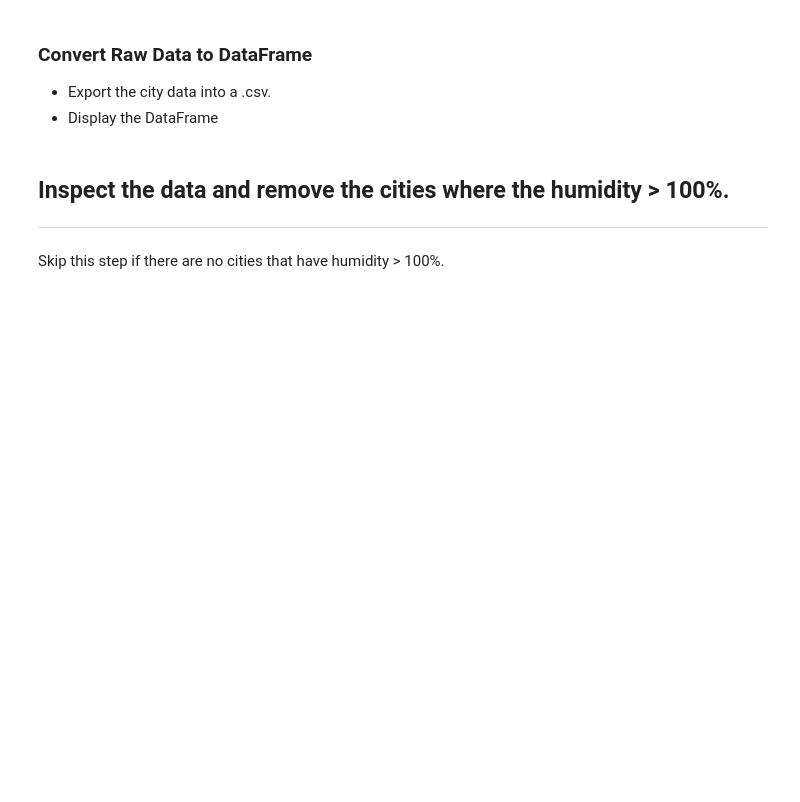
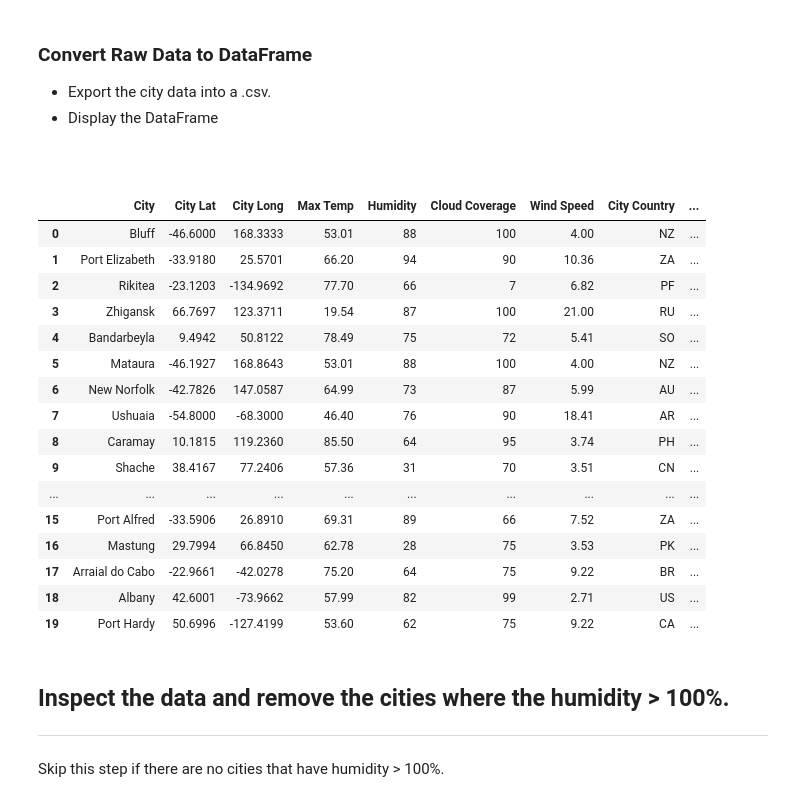
Before and after one commit to Travbz/python-api-challenge, a Jupyter notebook: WeatherPy.ipynb, the cells around one changed output. Cells and saved outputs as stored; diff of their text form; code cells hidden in the pictures; blank space fills up the shorter version.

```diff
--- a/WeatherPy.ipynb
+++ b/WeatherPy.ipynb
@@ -139,21 +139,42 @@ Processing Record 31 of Set 13 | chandbali
 ### Convert Raw Data to DataFrame
 * Export the city data into a .csv.
 * Display the DataFrame
+# %% [markdown]
+##
 # %%
 #assemble data in dataframe
 weather_df = pd.DataFrame({"City":city_name,
                           "City Lat": lat,
                           "City Long": lng,
                           "Max Temp": temp_max,
                           "Humidity": humidity,
                           "Cloud Coverage": clouds,
                           "Wind Speed": wind,
                           "City Country": country,
                           "City Datetime":
                            date})
 
 
 weather_df.to_csv(path_or_buf = output_data_file)
+weather_df.head(20)
+# %% [output]
+|  | City | City Lat | City Long | Max Temp | Humidity | Cloud Coverage | Wind Speed | City Country | ... |
+| 0 | Bluff | -46.6000 | 168.3333 | 53.01 | 88 | 100 | 4.00 | NZ | ... |
+| 1 | Port Elizabeth | -33.9180 | 25.5701 | 66.20 | 94 | 90 | 10.36 | ZA | ... |
+| 2 | Rikitea | -23.1203 | -134.9692 | 77.70 | 66 | 7 | 6.82 | PF | ... |
+| 3 | Zhigansk | 66.7697 | 123.3711 | 19.54 | 87 | 100 | 21.00 | RU | ... |
+| 4 | Bandarbeyla | 9.4942 | 50.8122 | 78.49 | 75 | 72 | 5.41 | SO | ... |
+| 5 | Mataura | -46.1927 | 168.8643 | 53.01 | 88 | 100 | 4.00 | NZ | ... |
+| 6 | New Norfolk | -42.7826 | 147.0587 | 64.99 | 73 | 87 | 5.99 | AU | ... |
+| 7 | Ushuaia | -54.8000 | -68.3000 | 46.40 | 76 | 90 | 18.41 | AR | ... |
+| 8 | Caramay | 10.1815 | 119.2360 | 85.50 | 64 | 95 | 3.74 | PH | ... |
+| 9 | Shache | 38.4167 | 77.2406 | 57.36 | 31 | 70 | 3.51 | CN | ... |
+| ... | ... | ... | ... | ... | ... | ... | ... | ... | ... |
+| 15 | Port Alfred | -33.5906 | 26.8910 | 69.31 | 89 | 66 | 7.52 | ZA | ... |
+| 16 | Mastung | 29.7994 | 66.8450 | 62.78 | 28 | 75 | 3.53 | PK | ... |
+| 17 | Arraial do Cabo | -22.9661 | -42.0278 | 75.20 | 64 | 75 | 9.22 | BR | ... |
+| 18 | Albany | 42.6001 | -73.9662 | 57.99 | 82 | 99 | 2.71 | US | ... |
+| 19 | Port Hardy | 50.6996 | -127.4199 | 53.60 | 62 | 75 | 9.22 | CA | ... |
 # %% [markdown]
 ## Inspect the data and remove the cities where the humidity > 100%.
 ----
```
Also changed, not shown: parts of 1 cell of this notebook, 1 other file.
